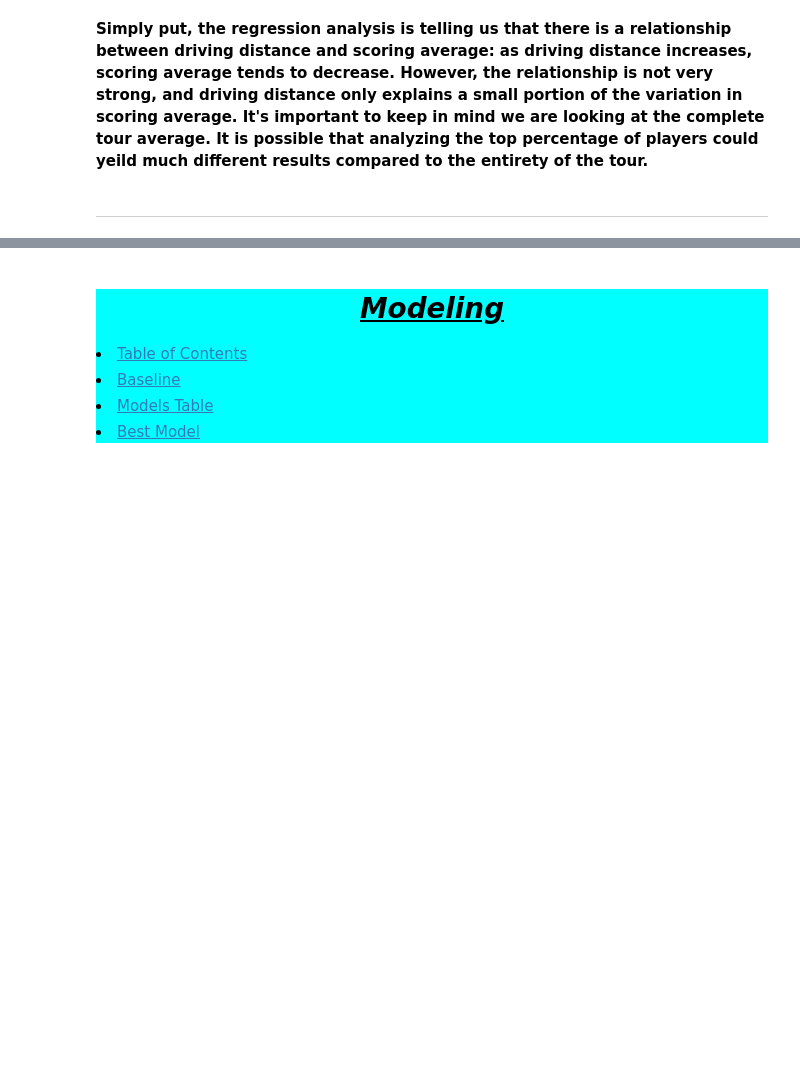
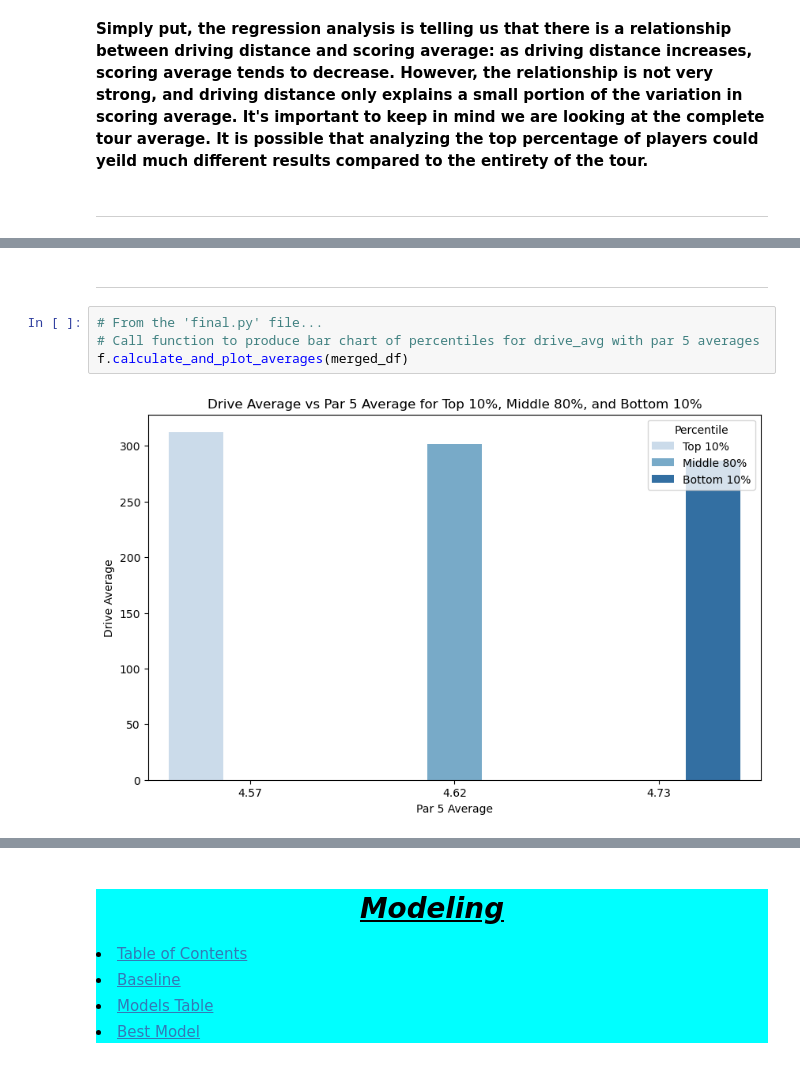
Before and after one commit to Birdie-Eye-View/Capstone-Project, a Jupyter notebook: notebooks/final_report.ipynb, the cells around one changed output, grey strips where cells are left out. Saved outputs shown, nothing was run; the diff lists cells and outputs as text; blank space fills up the shorter version.

```diff
--- a/notebooks/final_report.ipynb
+++ b/notebooks/final_report.ipynb
@@ -197,0 +278,8 @@ Coefficient of determination: 0.28
+# %% [markdown]
+---
+# %%
+# From the 'final.py' file...
+# Call function to produce bar chart of percentiles for drive_avg with par 5 averages
+f.calculate_and_plot_averages(merged_df)
+# %% [output]
+[figure, added]
```
Also changed, not shown: parts of 55 cells of this notebook, 1 other file.
